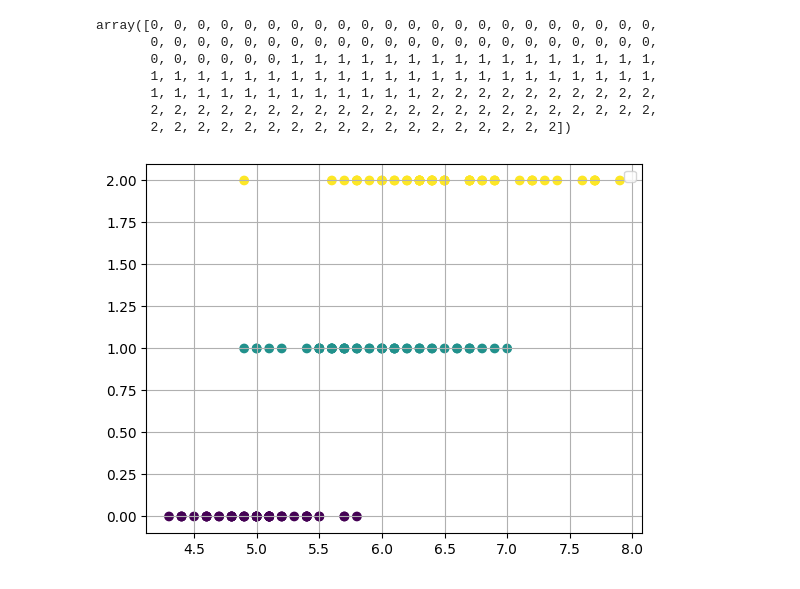
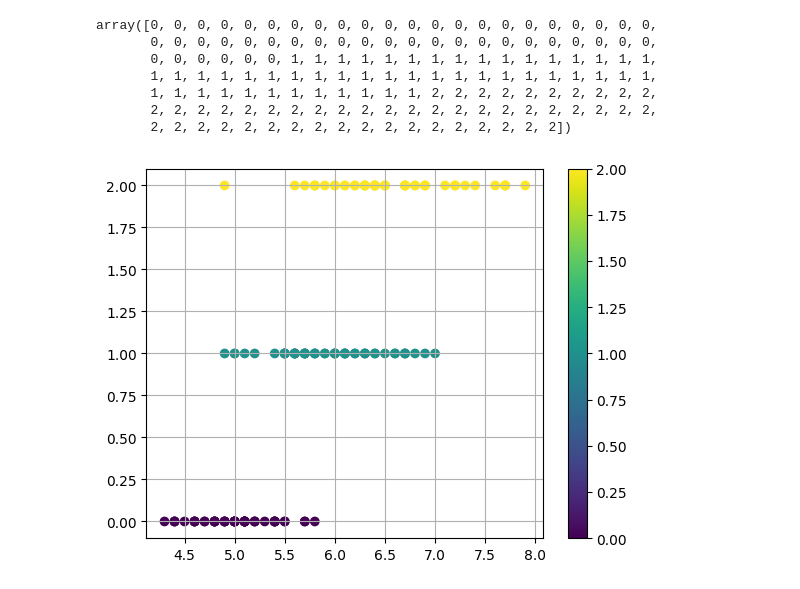
Before and after one commit to sorubadguy/Curso_data_y_machine, a Jupyter notebook: Día_11/Cuadernos para Prácticas/Arboles de Decisión.ipynb, the cells around one changed output. Cells and saved outputs as stored; diff of their text form; code cells hidden in the pictures.

```diff
--- a/Día_11/Cuadernos para Prácticas/Arboles de Decisión.ipynb
+++ b/Día_11/Cuadernos para Prácticas/Arboles de Decisión.ipynb
@@ -120,6 +141,6 @@ array([0, 0, 0, 0, 0, 0, 0, 0, 0, 0, 0, 0, 0, 0, 0, 0, 0, 0, 0, 0, 0, 0,
 # %%
 plt.scatter(X['sepal_length'], y, c=y)
 plt.grid(True)
-plt.legend();
+plt.colorbar();
 # %% [output]
-[figure, old version]
+[figure, new version]
```
Also changed, not shown: parts of 4 cells of this notebook, 2 other files.
